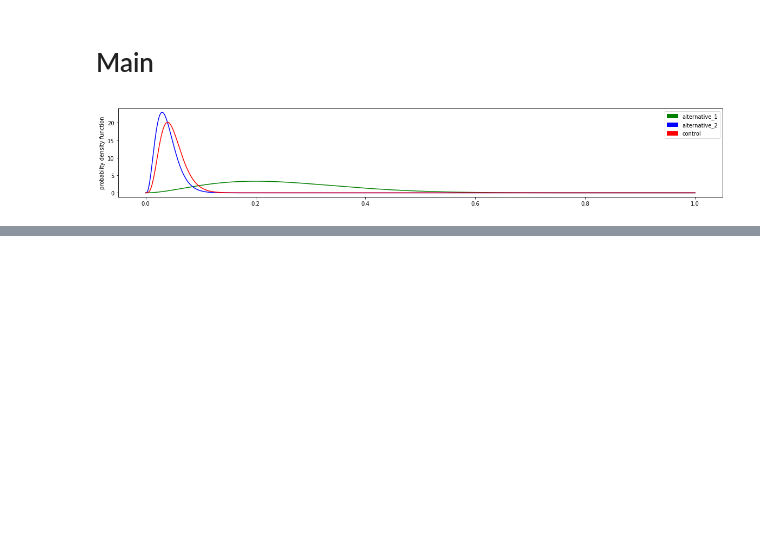
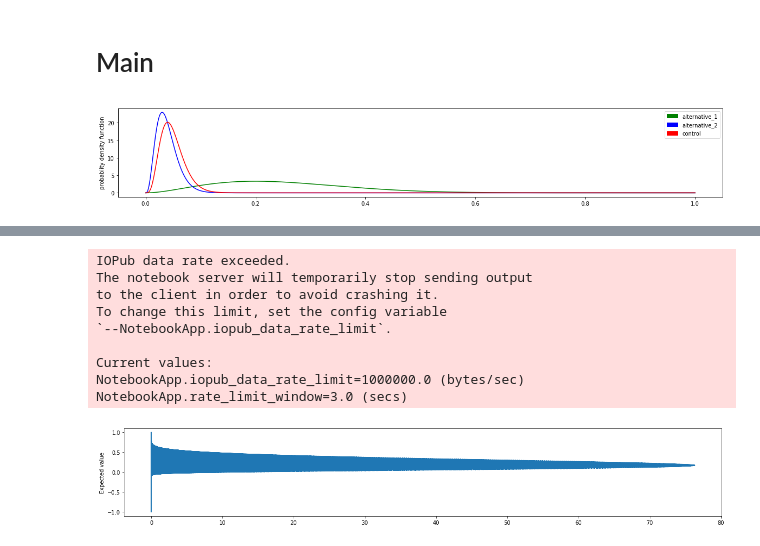
Before and after one commit to migueltorrescosta/notebooks, a Jupyter notebook: WIP/Multi Armed Bandit.ipynb, the cells around one changed output, grey strips where cells are left out. Cells and saved outputs as stored; diff of their text form; code cells hidden in the pictures; blank space fills up the shorter version.

Commit message:
WIP: Expectation plotting

```diff
--- a/WIP/Multi Armed Bandit.ipynb
+++ b/WIP/Multi Armed Bandit.ipynb
@@ -24,7 +41,7 @@ def normalize_vector(vect):
 # Returns a pdf from a number of observations and number of transactions, assuming a initial uniform pdf
 # TODO: If n is too big the probabilities get set to zero due to floating point errors
 # TODO: Need to start using BigInt types or find another way around this
-def generate_pdf(n,r,bins=10**4):
+def generate_pdf(n,r,bins=10**3):
     # n : number of observations
     # r : number of positives
     # bins : number of points in the x coordinate to be generated
@@ -46,6 +63,14 @@ def bayesian_update(original_pdf,update_factor, bins):
 # %% [markdown]
 # Plot Aux Functions
 # %%
+def plot_function(distribution,fig_width=20,fig_height=3):
+    distribution.sort(key=lambda t: t[1])
+    plt.rcParams["figure.figsize"] = [fig_width,fig_height]
+    x,y = list(zip(*distribution))
+    plt.plot(x,y)
+    plt.ylabel('Expected value')
+    plt.show()
+
 # Compares the plots given arrays of equal length
 def plot_pdfs(distributions,bins=1000,fig_width=20,fig_height=3):
     plt.rcParams["figure.figsize"] = [fig_width,fig_height]
@@ -69,3 +94,6 @@ obs = list(map(f,obs))
 plot_pdfs(obs)
 # %% [output]
 [figure]
+# %%
+def f(a,b):
+    return a-b
@@ -71,0 +110,2 @@ plot_pdfs(obs)
+# %%
+vect = expectations(obs[0][0],obs[1][0],f)
@@ -71,0 +125,13 @@ plot_pdfs(obs)
+# %%
+plot_function(vect)
+# %% [output]
+IOPub data rate exceeded.
+The notebook server will temporarily stop sending output
+to the client in order to avoid crashing it.
+To change this limit, set the config variable
+`--NotebookApp.iopub_data_rate_limit`.
+
+Current values:
+NotebookApp.iopub_data_rate_limit=1000000.0 (bytes/sec)
+NotebookApp.rate_limit_window=3.0 (secs)
+[figure, added]
```
Also changed, not shown: parts of 9 cells of this notebook.
